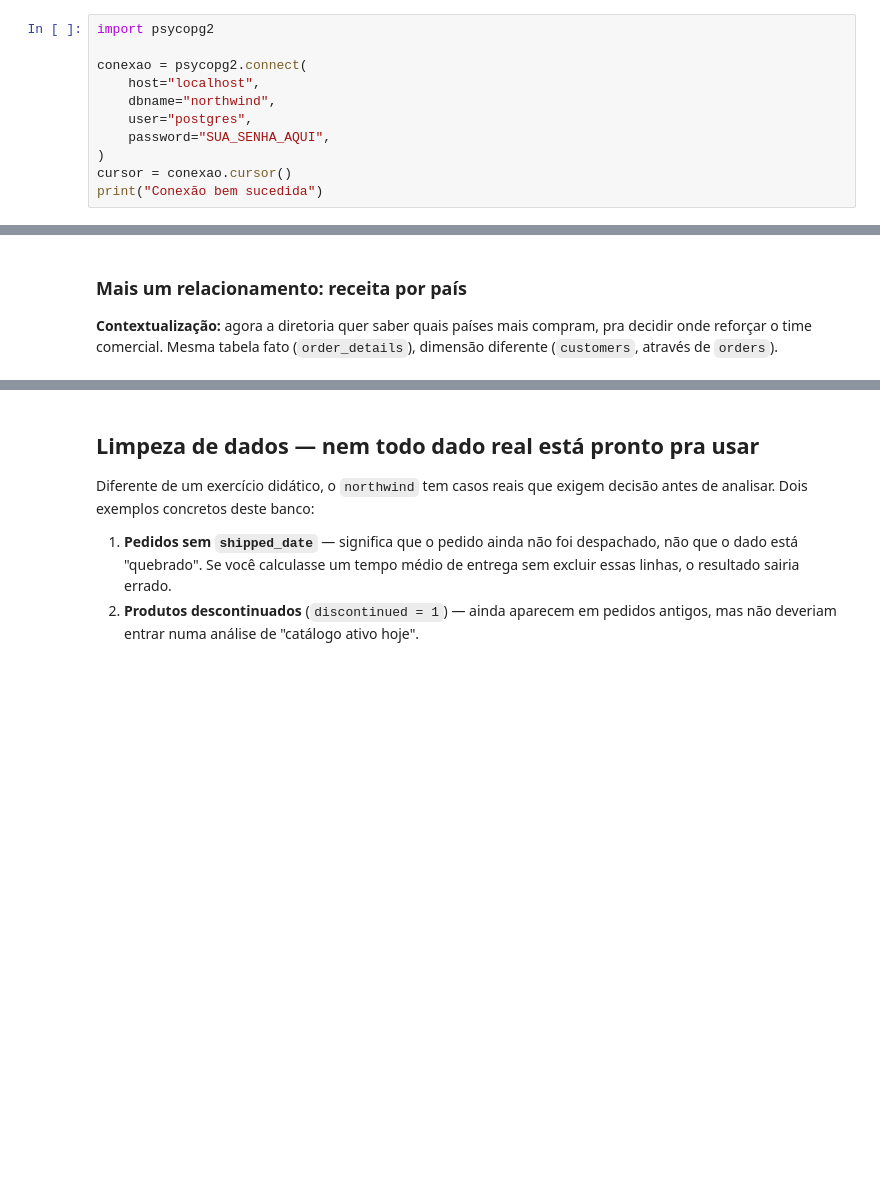
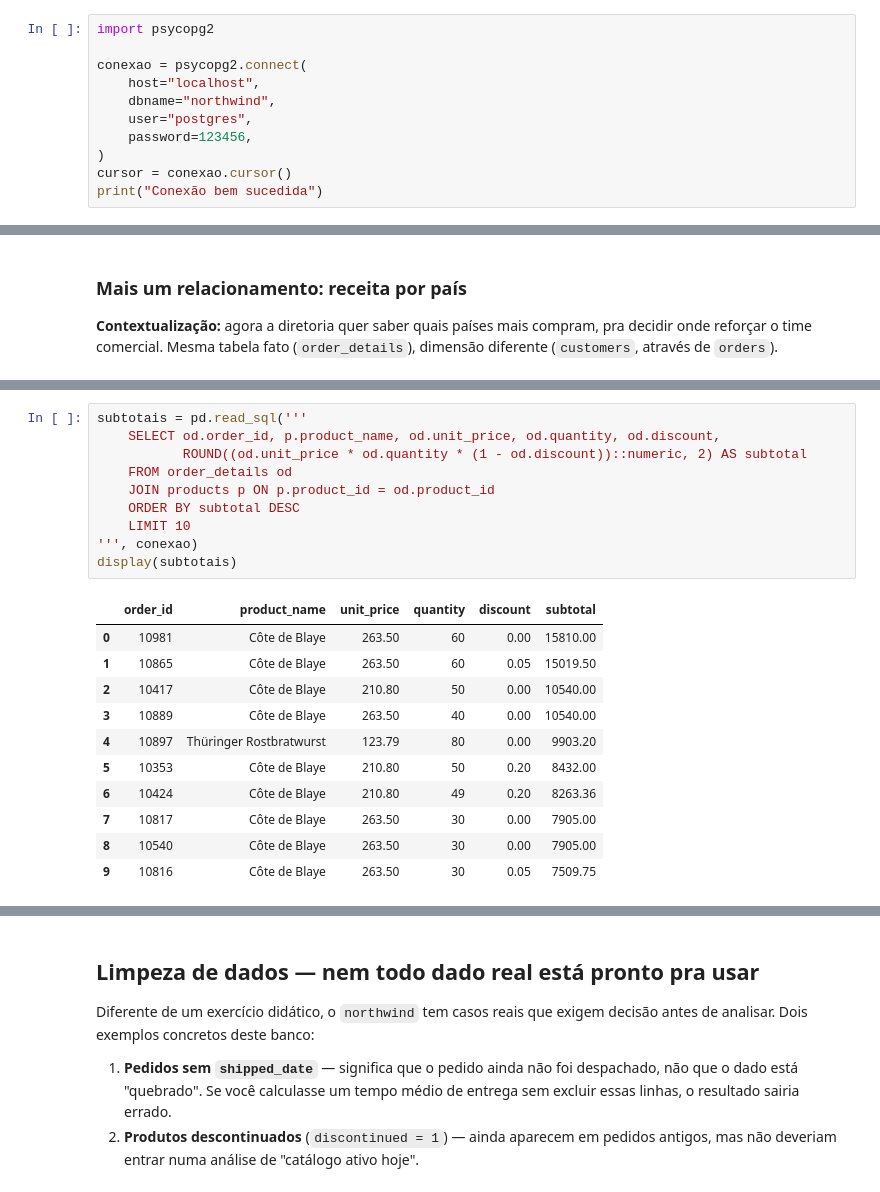
Before and after one commit to cfneves/turma05-analise-de-dados-com-python, a Jupyter notebook: 11_Python_e_PostgreSQL/Aluno/notebook_bonus_postgresql.ipynb, the cells around one changed output, grey strips where cells are left out. Saved outputs shown, nothing was run; the diff lists cells and outputs as text; blank space fills up the shorter version.

```diff
--- a/11_Python_e_PostgreSQL/Aluno/notebook_bonus_postgresql.ipynb
+++ b/11_Python_e_PostgreSQL/Aluno/notebook_bonus_postgresql.ipynb
@@ -17,7 +509,7 @@ conexao = psycopg2.connect(
     host="localhost",
     dbname="northwind",
     user="postgres",
-    password="SUA_SENHA_AQUI",
+    password=123456,
 )
 cursor = conexao.cursor()
 print("Conexão bem sucedida")
@@ -178,0 +777,22 @@ for linha in cursor.fetchall():
+# %%
+subtotais = pd.read_sql('''
+    SELECT od.order_id, p.product_name, od.unit_price, od.quantity, od.discount,
+           ROUND((od.unit_price * od.quantity * (1 - od.discount))::numeric, 2) AS subtotal
+    FROM order_details od
+    JOIN products p ON p.product_id = od.product_id
+    ORDER BY subtotal DESC
+    LIMIT 10
+''', conexao)
+display(subtotais)
+# %% [output]
+|  | order_id | product_name | unit_price | quantity | discount | subtotal |
+| 0 | 10981 | Côte de Blaye | 263.50 | 60 | 0.00 | 15810.00 |
+| 1 | 10865 | Côte de Blaye | 263.50 | 60 | 0.05 | 15019.50 |
+| 2 | 10417 | Côte de Blaye | 210.80 | 50 | 0.00 | 10540.00 |
+| 3 | 10889 | Côte de Blaye | 263.50 | 40 | 0.00 | 10540.00 |
+| 4 | 10897 | Thüringer Rostbratwurst | 123.79 | 80 | 0.00 | 9903.20 |
+| 5 | 10353 | Côte de Blaye | 210.80 | 50 | 0.20 | 8432.00 |
+| 6 | 10424 | Côte de Blaye | 210.80 | 49 | 0.20 | 8263.36 |
+| 7 | 10817 | Côte de Blaye | 263.50 | 30 | 0.00 | 7905.00 |
+| 8 | 10540 | Côte de Blaye | 263.50 | 30 | 0.00 | 7905.00 |
+| 9 | 10816 | Côte de Blaye | 263.50 | 30 | 0.05 | 7509.75 |
```
Also changed, not shown: parts of 32 cells of this notebook, 2 other files.
